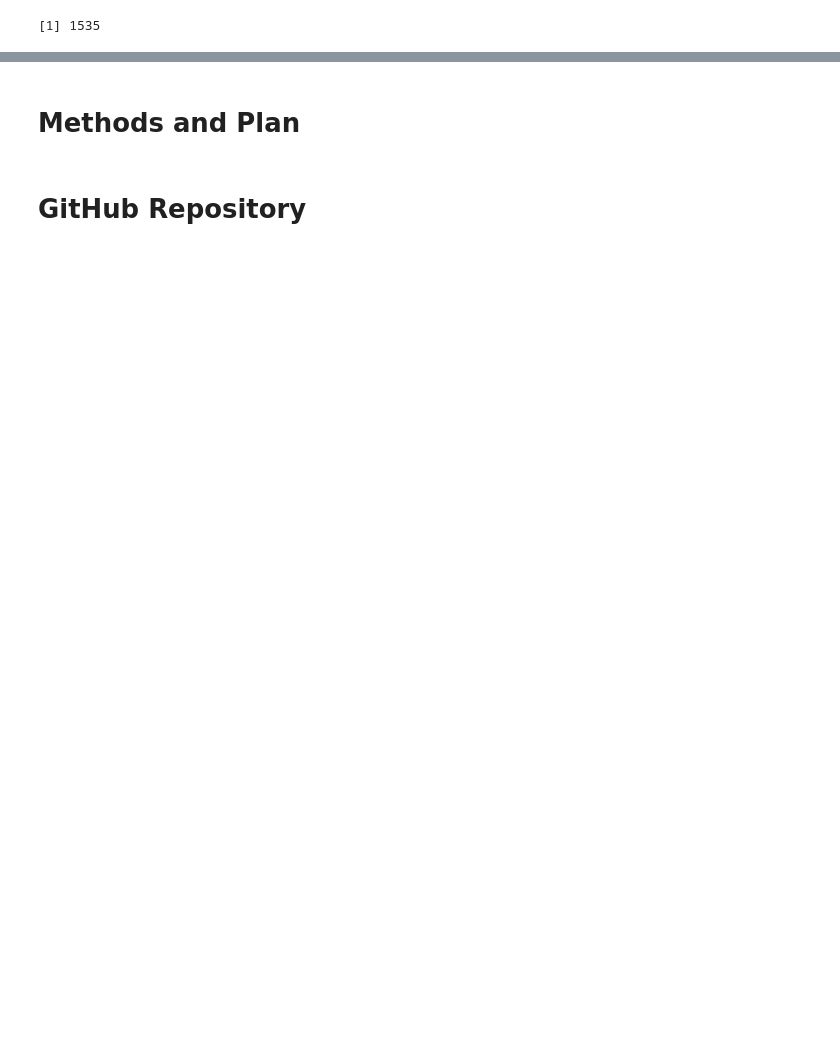
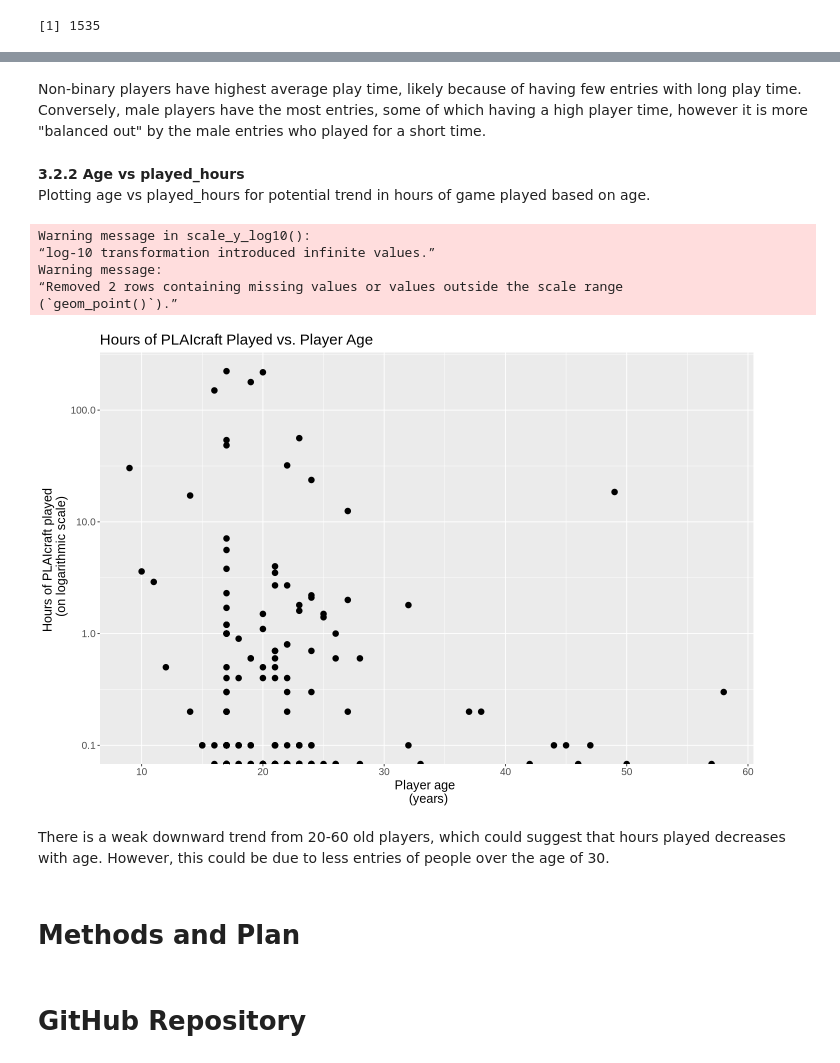
Before and after one commit to audreytmm/group_project, a Jupyter notebook: individual_project_planning.ipynb, the cells around one changed output, grey strips where cells are left out. Saved outputs shown, nothing was run; the diff lists cells and outputs as text; code cells hidden in the pictures; blank space fills up the shorter version.

```diff
--- a/individual_project_planning.ipynb
+++ b/individual_project_planning.ipynb
@@ -175,3 +217,31 @@ A tibble: 1 × 3
+# %% [markdown]
+Non-binary players have highest average play time, likely because of having few entries with long play time. Conversely, male players have the most entries, some of which having a high player time, however it is more "balanced out" by the male entries
+who played for a short time.
+# %% [markdown]
+**3.2.2 Age vs played_hours**\
+Plotting age vs played_hours for potential trend in hours of game played based on age.
+# %%
+options(repr.plot.width = 12, repr.plot.height = 8)
+library(scales)
+
+age_vs_hours_plot <- players_data |>
+    ggplot(aes(x = Age, y = played_hours)) +
+    geom_point(size = 3) +
+    xlab("Player age \n (years)") +
+    ylab("Hours of PLAIcraft played \n (on logarithmic scale)") +
+    ggtitle("Hours of PLAIcraft Played vs. Player Age") +
+    theme(text = element_text(size = 15)) +
+    scale_y_log10()
+age_vs_hours_plot
+# %% [output]
+Warning message in scale_y_log10():
+“log-10 transformation introduced infinite values.”
+Warning message:
+“Removed 2 rows containing missing values or values outside the scale range
+(`geom_point()`).”
+[figure, added]
+# %% [markdown]
+There is a weak downward trend from 20-60 old players, which could suggest that hours played decreases with age. However, this could be due to less entries of people over the age of 30.
 # %% [markdown]
 # Methods and Plan
 # %% [markdown]
```
Also changed, not shown: parts of 33 cells of this notebook.
